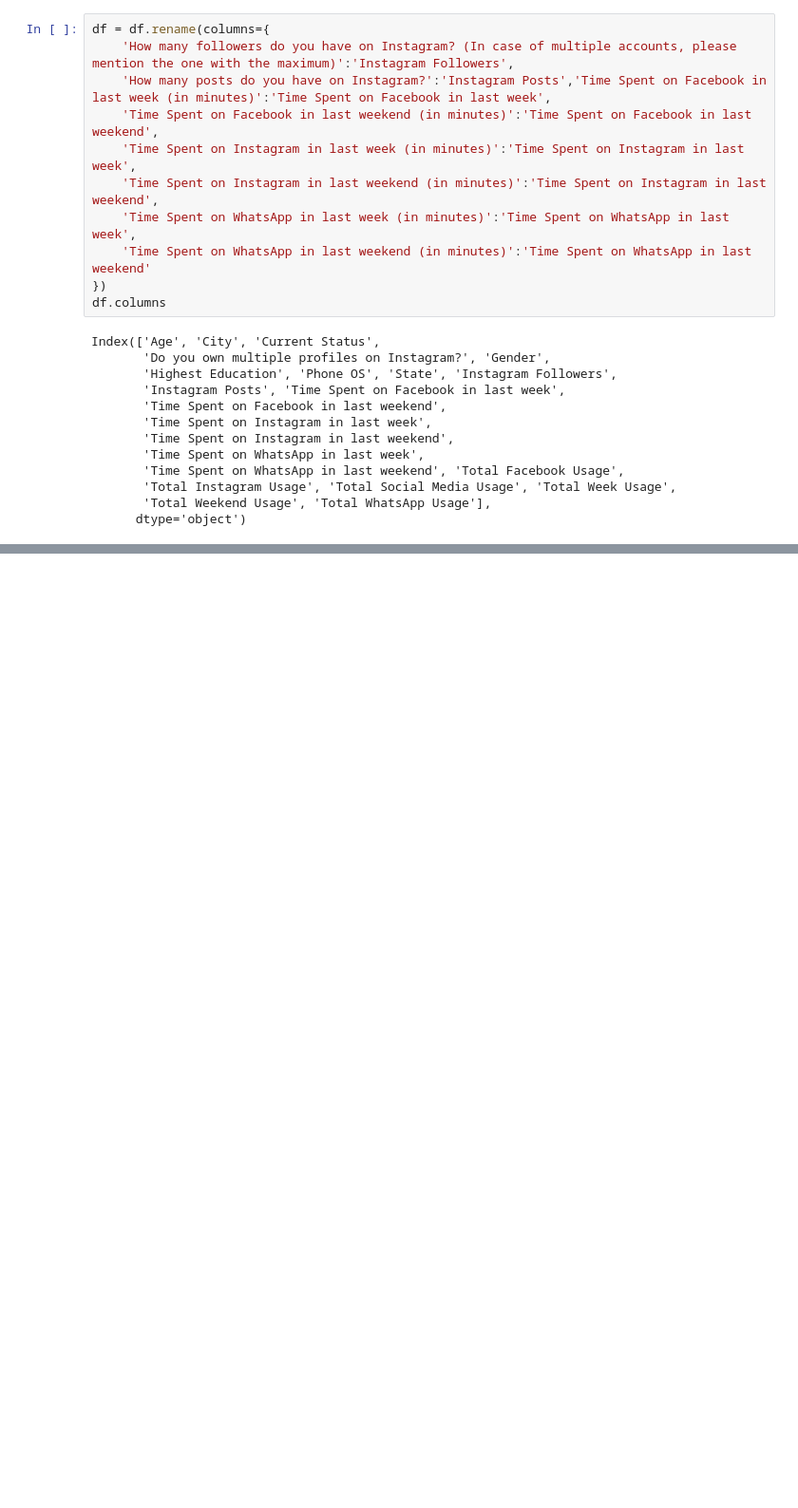
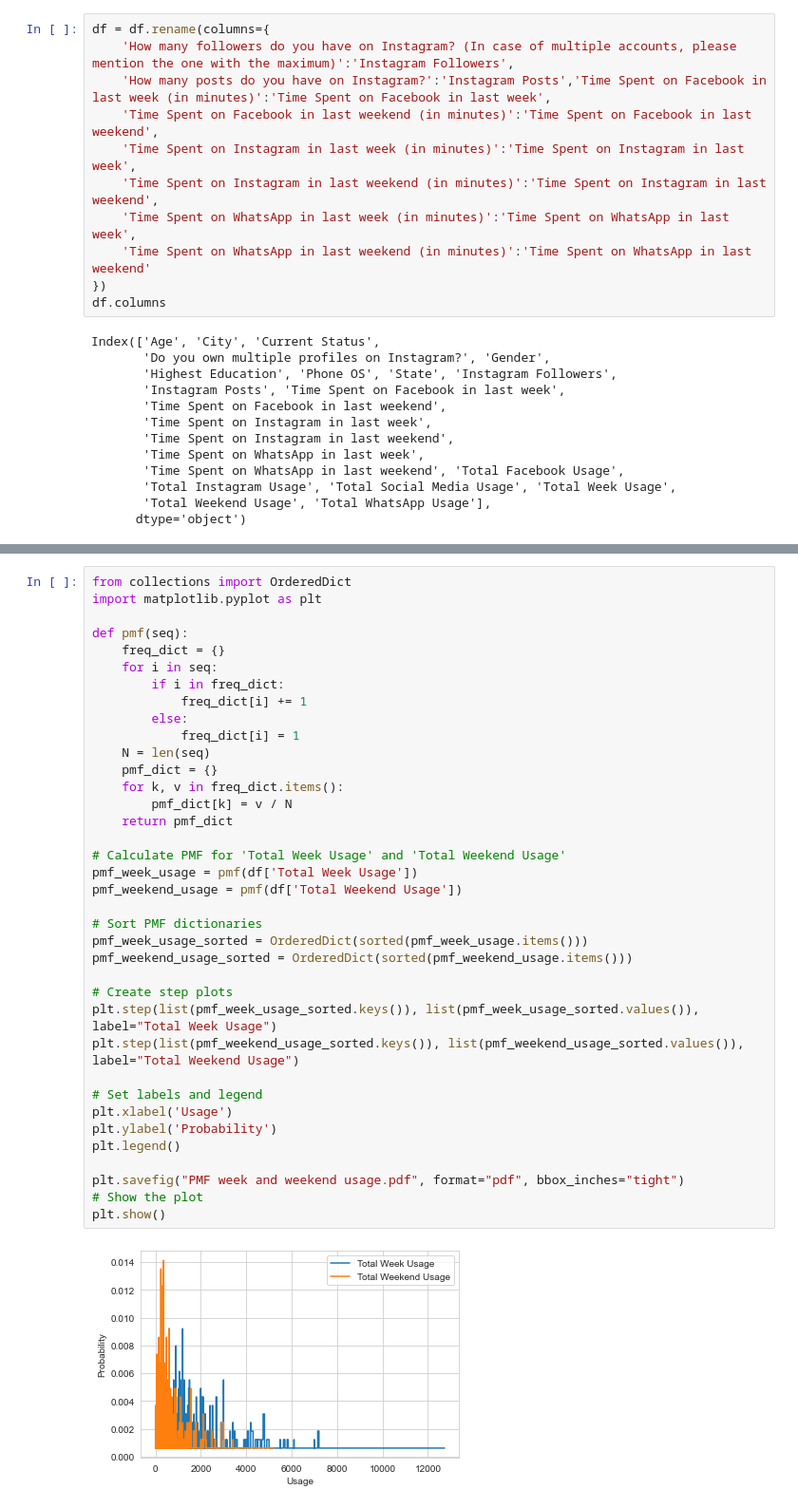
Before and after one commit to hrishikeshm12/Social-Media-Analytics, a Jupyter notebook: final_project.ipynb, the cells around one changed output, grey strips where cells are left out. Shown at 95% size. Saved outputs shown, nothing was run; the diff lists cells and outputs as text; blank space fills up the shorter version.

```diff
--- a/final_project.ipynb
+++ b/final_project.ipynb
@@ -124,0 +877,39 @@ Index(['Age', 'City', 'Current Status',
+# %%
+from collections import OrderedDict
+import matplotlib.pyplot as plt
+
+def pmf(seq):
+    freq_dict = {}
+    for i in seq:
+        if i in freq_dict:
+            freq_dict[i] += 1
+        else:
+            freq_dict[i] = 1
+    N = len(seq)
+    pmf_dict = {}
+    for k, v in freq_dict.items():
+        pmf_dict[k] = v / N
+    return pmf_dict
+
+# Calculate PMF for 'Total Week Usage' and 'Total Weekend Usage'
+pmf_week_usage = pmf(df['Total Week Usage'])
+pmf_weekend_usage = pmf(df['Total Weekend Usage'])
+
+# Sort PMF dictionaries
+pmf_week_usage_sorted = OrderedDict(sorted(pmf_week_usage.items()))
+pmf_weekend_usage_sorted = OrderedDict(sorted(pmf_weekend_usage.items()))
+
+# Create step plots
+plt.step(list(pmf_week_usage_sorted.keys()), list(pmf_week_usage_sorted.values()), label="Total Week Usage")
+plt.step(list(pmf_weekend_usage_sorted.keys()), list(pmf_weekend_usage_sorted.values()), label="Total Weekend Usage")
+
+# Set labels and legend
+plt.xlabel('Usage')
+plt.ylabel('Probability')
+plt.legend()
+
+plt.savefig("PMF week and weekend usage.pdf", format="pdf", bbox_inches="tight")
+# Show the plot
+plt.show()
+# %% [output]
+[figure, added]
```
Also changed, not shown: parts of 208 cells of this notebook.
